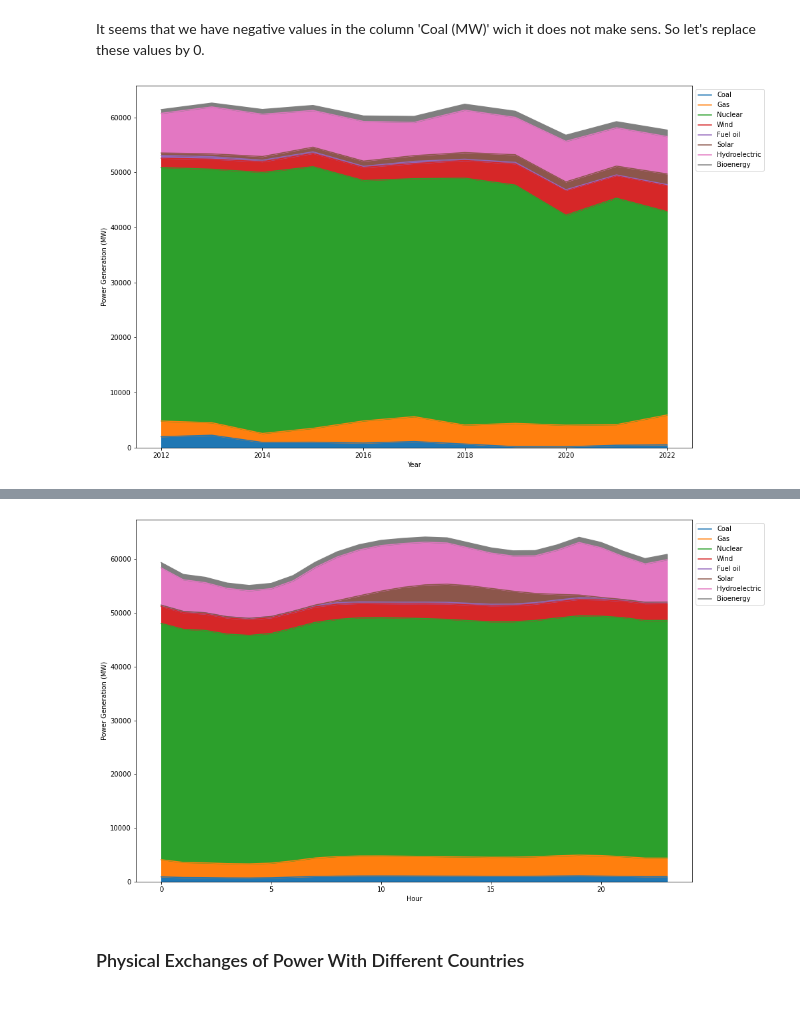
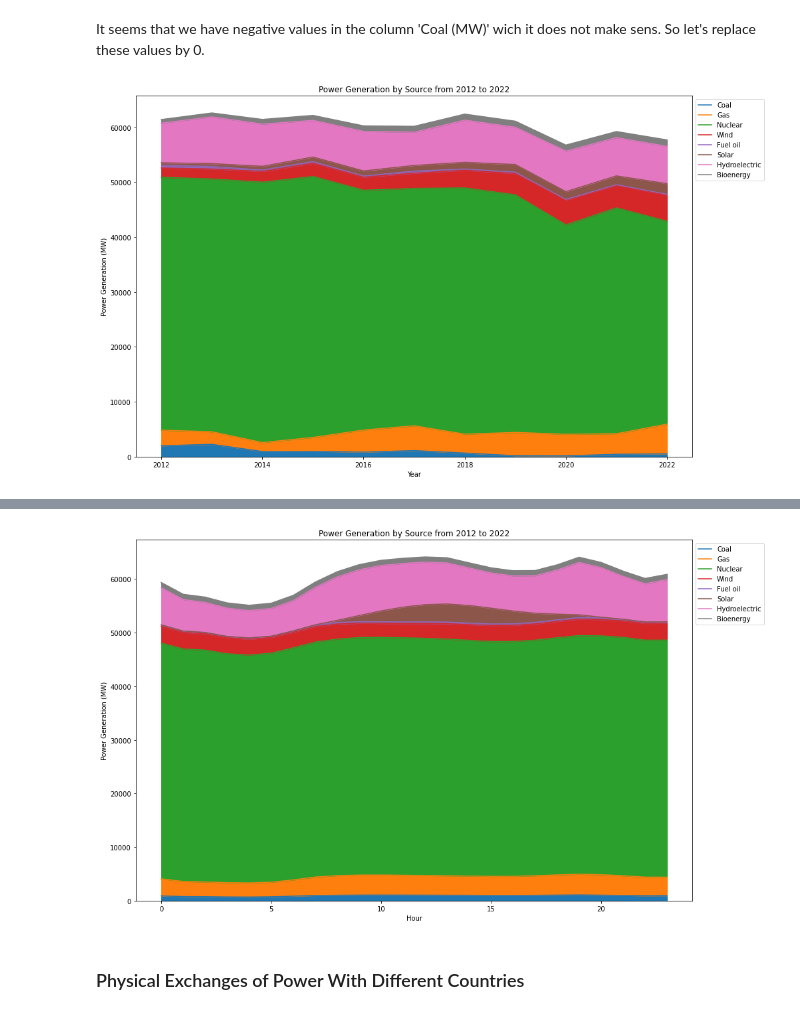
Before and after one commit to kronodel/Final-Project---IronHack-Paris, a Jupyter notebook: Data_Visualization/Data_Visualization.ipynb, the cells around one changed output, grey strips where cells are left out. Saved outputs shown, nothing was run; the diff lists cells and outputs as text; code cells hidden in the pictures.

```diff
--- a/Data_Visualization/Data_Visualization.ipynb
+++ b/Data_Visualization/Data_Visualization.ipynb
@@ -144,23 +144,26 @@ df[columns_of_interest] = df[columns_of_interest].clip(lower=0)
 # %%
 # Define colors and legend labels
 labels = ['Coal', 'Gas', 'Nuclear', 'Wind', 'Fuel oil', 'Solar', 'Hydroelectric', 'Bioenergy']
 
 # Create an area plot of the data
 ax = grouped_data.plot.area(figsize=(15, 10))
+
+# Create a title
+ax.set_title('Power Generation by Source from 2012 to 2022')
 
 # Set the x-axis label
 ax.set_xlabel('Year')
 
 # Set the y-axis label
 ax.set_ylabel('Power Generation (MW)')
 
 # Add the legend
 ax.legend(labels=labels, loc='upper left', bbox_to_anchor=(1, 1))
 
 # Show the plot
 plt.show()
 # %% [output]
-[figure, old version]
+[figure, new version]
 # %%
 # Comparing power consumption and generation from different sources over time :
 # Select the columns of interest
@@ -198,6 +201,9 @@ labels = ['Coal', 'Gas', 'Nuclear', 'Wind', 'Fuel oil', 'Solar', 'Hydroelectric'
 
 # Create an area plot of the data
 ax = grouped_data_hour.plot.area(figsize=(15, 10))
+
+# Create a title
+ax.set_title('Power Generation by Source from 2012 to 2022')
 
 # Set the x-axis label
 ax.set_xlabel('Hour')
@@ -211,7 +217,7 @@ ax.legend(labels=labels, loc='upper left', bbox_to_anchor=(1, 1))
 # Show the plot
 plt.show()
 # %% [output]
-[figure, old version]
+[figure, new version]
 # %% [markdown]
 ### Physical Exchanges of Power With Different Countries
 # %%
```
Also changed, not shown: parts of 1 cell of this notebook, 5 other files.
